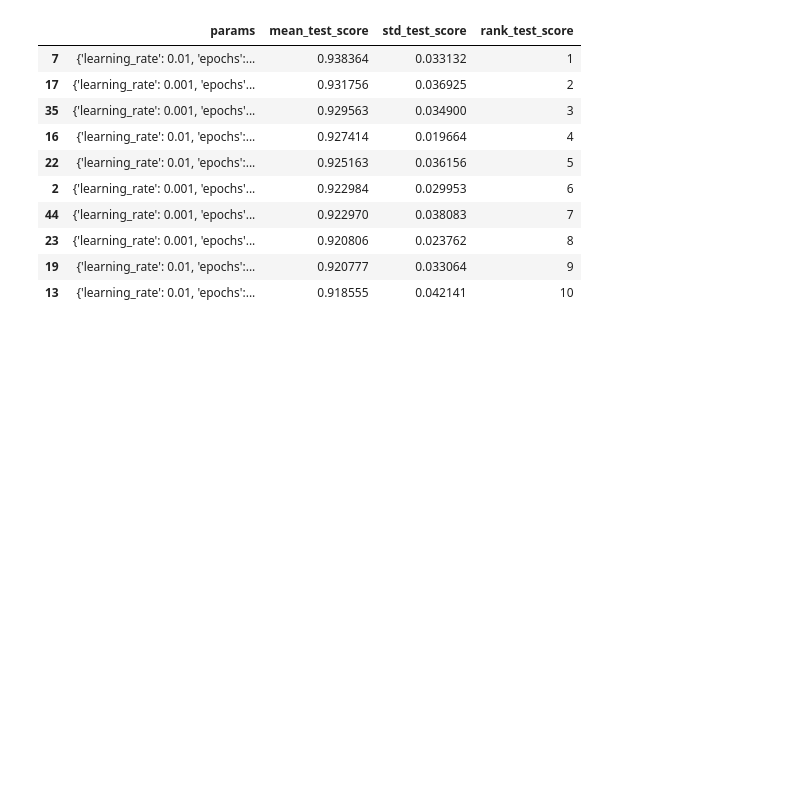
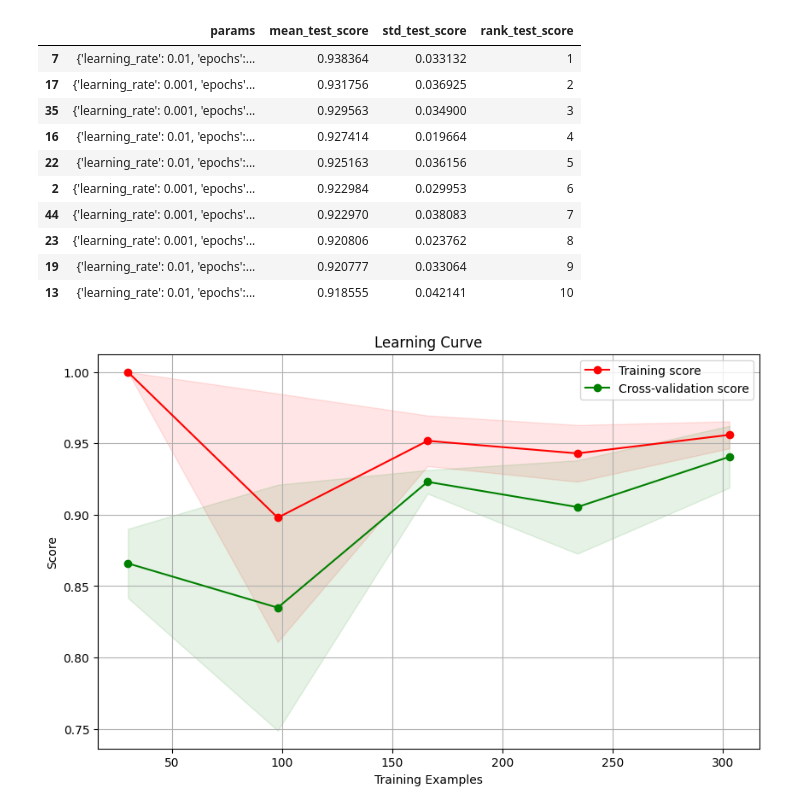
Before and after one commit to Eug-Chua/Deep-Learning-with-Keras, a Jupyter notebook: hyperparameter_tuning.ipynb, the cells around one changed output. Cells and saved outputs as stored; diff of their text form; code cells hidden in the pictures; blank space fills up the shorter version.

```diff
--- a/hyperparameter_tuning.ipynb
+++ b/hyperparameter_tuning.ipynb
@@ -185,23 +185,28 @@ results_df[['params', 'mean_test_score', 'std_test_score', 'rank_test_score']].h
 # %%
 from sklearn.model_selection import learning_curve
 
-train_sizes, train_scores, test_scores = learning_curve(best_model, X_train, y_train, cv=3, scoring='accuracy')
+train_sizes, train_scores, test_scores = learning_curve(best_model,
+                                                        X_train,
+                                                        y_train,
+                                                        cv=3, scoring='accuracy')
 
 train_scores_mean = np.mean(train_scores, axis=1)
 train_scores_std = np.std(train_scores, axis=1)
 test_scores_mean = np.mean(test_scores, axis=1)
 test_scores_std = np.std(test_scores, axis=1)
 
 plt.figure(figsize=(10,6))
 plt.title("Learning Curve")
 plt.xlabel("Training Examples")
 plt.ylabel("Score")
 plt.grid()
 
 plt.fill_between(train_sizes, train_scores_mean - train_scores_std, train_scores_mean + train_scores_std, alpha=0.1, color="r")
 plt.fill_between(train_sizes, test_scores_mean - test_scores_std, test_scores_mean + test_scores_std, alpha=0.1, color="g")
 plt.plot(train_sizes, train_scores_mean, 'o-', color="r", label="Training score")
 plt.plot(train_sizes, test_scores_mean, 'o-', color="g", label="Cross-validation score")
 
 plt.legend(loc="best")
 plt.show()
+# %% [output]
+[figure, added]
```
